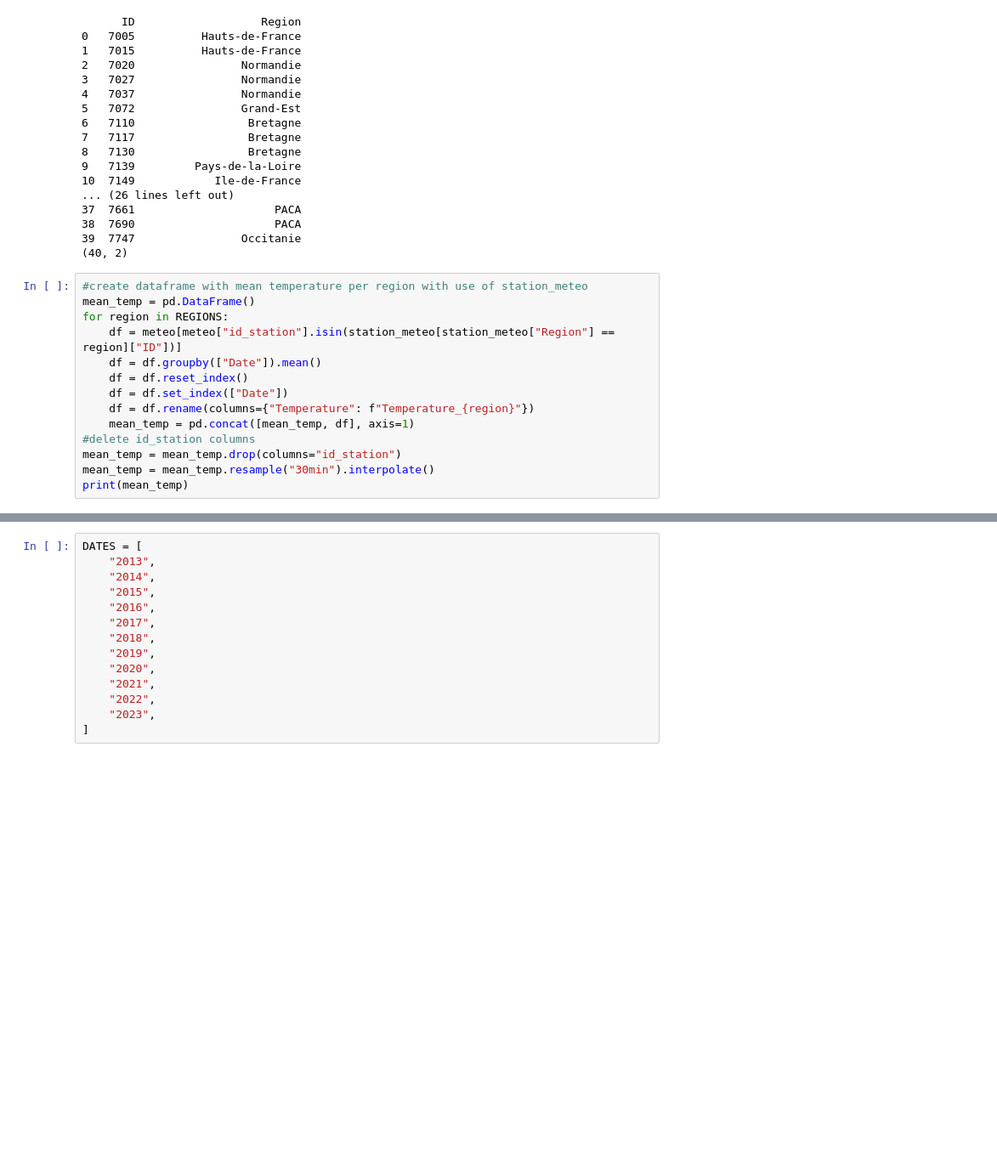
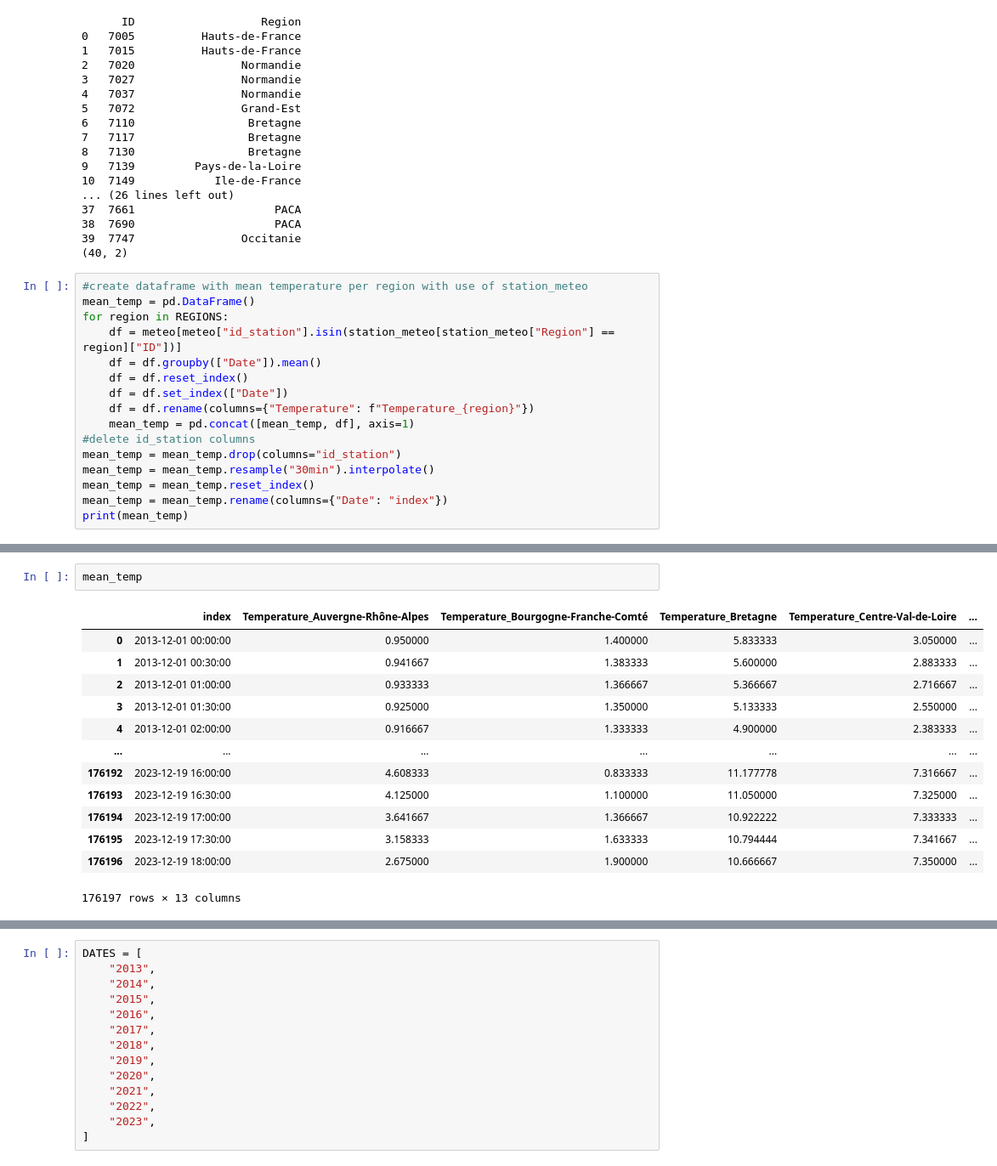
Before and after one commit to FeckNeck/temporal-data-analysis, a Jupyter notebook: index.ipynb, the cells around one changed output, grey strips where cells are left out. Shown: that part at 85% size. Drawn from its saved outputs; the diff is of its cells as text; blank space fills up the shorter version.

```diff
--- a/index.ipynb
+++ b/index.ipynb
@@ -314,5 +342,7 @@ for region in REGIONS:
 #delete id_station columns
 mean_temp = mean_temp.drop(columns="id_station")
 mean_temp = mean_temp.resample("30min").interpolate()
+mean_temp = mean_temp.reset_index()
+mean_temp = mean_temp.rename(columns={"Date": "index"})
 print(mean_temp)
 # %% [output]
@@ -335,0 +366,16 @@ Date
+# %%
+mean_temp
+# %% [output]
+|  | index | Temperature_Auvergne-Rhône-Alpes | Temperature_Bourgogne-Franche-Comté | Temperature_Bretagne | Temperature_Centre-Val-de-Loire | ... |
+| 0 | 2013-12-01 00:00:00 | 0.950000 | 1.400000 | 5.833333 | 3.050000 | ... |
+| 1 | 2013-12-01 00:30:00 | 0.941667 | 1.383333 | 5.600000 | 2.883333 | ... |
+| 2 | 2013-12-01 01:00:00 | 0.933333 | 1.366667 | 5.366667 | 2.716667 | ... |
+| 3 | 2013-12-01 01:30:00 | 0.925000 | 1.350000 | 5.133333 | 2.550000 | ... |
+| 4 | 2013-12-01 02:00:00 | 0.916667 | 1.333333 | 4.900000 | 2.383333 | ... |
+| ... | ... | ... | ... | ... | ... | ... |
+| 176192 | 2023-12-19 16:00:00 | 4.608333 | 0.833333 | 11.177778 | 7.316667 | ... |
+| 176193 | 2023-12-19 16:30:00 | 4.125000 | 1.100000 | 11.050000 | 7.325000 | ... |
+| 176194 | 2023-12-19 17:00:00 | 3.641667 | 1.366667 | 10.922222 | 7.333333 | ... |
+| 176195 | 2023-12-19 17:30:00 | 3.158333 | 1.633333 | 10.794444 | 7.341667 | ... |
+| 176196 | 2023-12-19 18:00:00 | 2.675000 | 1.900000 | 10.666667 | 7.350000 | ... |
+176197 rows × 13 columns
```
Also changed, not shown: parts of 35 cells of this notebook.
